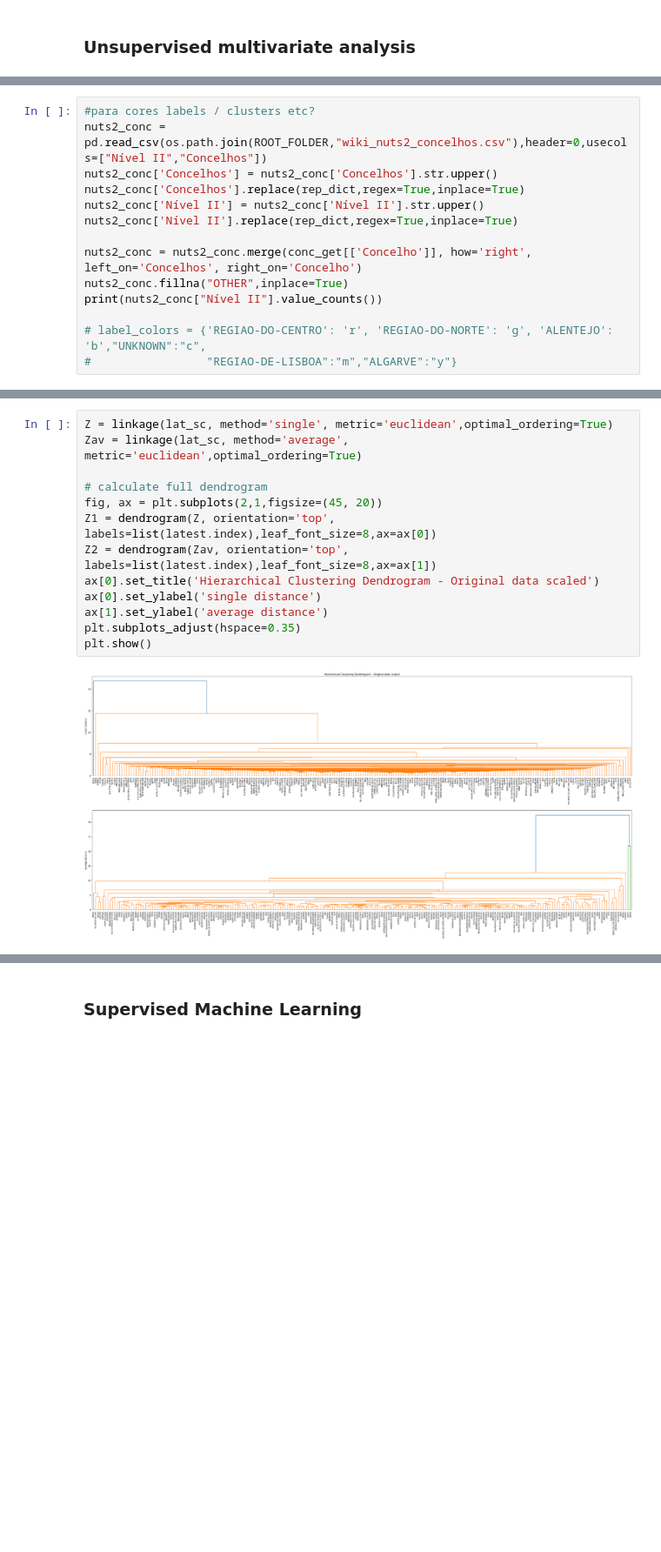
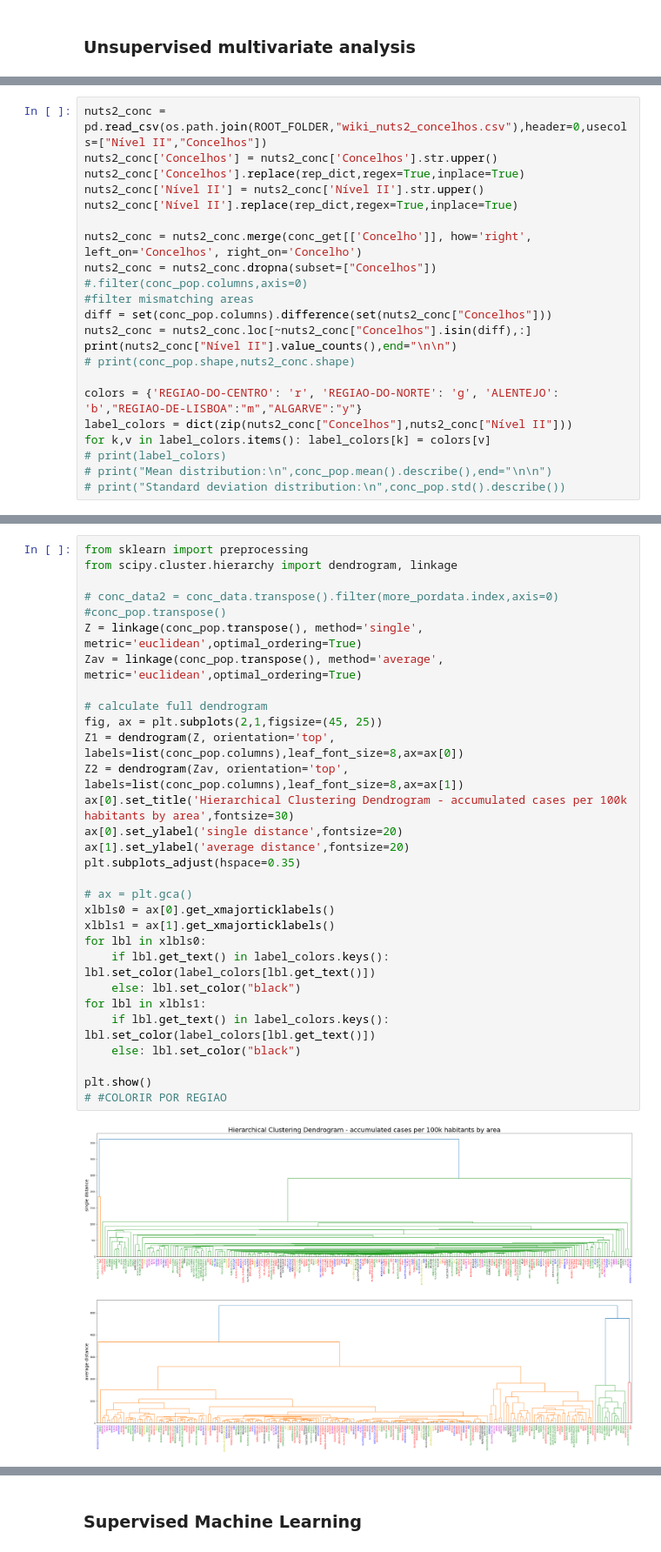
Before and after one commit to MariaPessoa/G1-SIB-DataScience4Covid, a Jupyter notebook: MM_JC_CB_RC_cv19pt_sib.ipynb, the cells around one changed output, grey strips where cells are left out. Shown at 87% size. Saved outputs shown, nothing was run; the diff lists cells and outputs as text; blank space fills up the shorter version.

```diff
--- a/MM_JC_CB_RC_cv19pt_sib.ipynb
+++ b/MM_JC_CB_RC_cv19pt_sib.ipynb
@@ -608,5 +685,4 @@ Name: 2020-07-05 00:00:00, dtype: float64
 # %%
-#para cores labels / clusters etc?
 nuts2_conc = pd.read_csv(os.path.join(ROOT_FOLDER,"wiki_nuts2_concelhos.csv"),header=0,usecols=["Nível II","Concelhos"])
 nuts2_conc['Concelhos'] = nuts2_conc['Concelhos'].str.upper()
 nuts2_conc['Concelhos'].replace(rep_dict,regex=True,inplace=True)
@@ -614,11 +690,19 @@ nuts2_conc['Nível II'] = nuts2_conc['Nível II'].str.upper()
 nuts2_conc['Nível II'].replace(rep_dict,regex=True,inplace=True)
 
 nuts2_conc = nuts2_conc.merge(conc_get[['Concelho']], how='right', left_on='Concelhos', right_on='Concelho')
-nuts2_conc.fillna("OTHER",inplace=True)
-print(nuts2_conc["Nível II"].value_counts())
+nuts2_conc = nuts2_conc.dropna(subset=["Concelhos"]) #.filter(conc_pop.columns,axis=0)
+#filter mismatching areas
+diff = set(conc_pop.columns).difference(set(nuts2_conc["Concelhos"]))
+nuts2_conc = nuts2_conc.loc[~nuts2_conc["Concelhos"].isin(diff),:]
+print(nuts2_conc["Nível II"].value_counts(),end="\n\n")
+# print(conc_pop.shape,nuts2_conc.shape)
 
-# label_colors = {'REGIAO-DO-CENTRO': 'r', 'REGIAO-DO-NORTE': 'g', 'ALENTEJO': 'b',"UNKNOWN":"c",
-#                 "REGIAO-DE-LISBOA":"m","ALGARVE":"y"}
+colors = {'REGIAO-DO-CENTRO': 'r', 'REGIAO-DO-NORTE': 'g', 'ALENTEJO': 'b',"REGIAO-DE-LISBOA":"m","ALGARVE":"y"}
+label_colors = dict(zip(nuts2_conc["Concelhos"],nuts2_conc["Nível II"]))
+for k,v in label_colors.items(): label_colors[k] = colors[v]
+# print(label_colors)
+# print("Mean distribution:\n",conc_pop.mean().describe(),end="\n\n")
+# print("Standard deviation distribution:\n",conc_pop.std().describe())
 # %% [output]
 REGIAO-DO-CENTRO    80
 REGIAO-DO-NORTE     73
@@ -635,16 +716,33 @@ lat_sc = preprocessing.scale(latest)
 # %%
-Z = linkage(lat_sc, method='single', metric='euclidean',optimal_ordering=True)
-Zav = linkage(lat_sc, method='average', metric='euclidean',optimal_ordering=True)
+from sklearn import preprocessing
+from scipy.cluster.hierarchy import dendrogram, linkage
+
+# conc_data2 = conc_data.transpose().filter(more_pordata.index,axis=0)
+#conc_pop.transpose()
+Z = linkage(conc_pop.transpose(), method='single', metric='euclidean',optimal_ordering=True)
+Zav = linkage(conc_pop.transpose(), method='average', metric='euclidean',optimal_ordering=True)
 
 # calculate full dendrogram
-fig, ax = plt.subplots(2,1,figsize=(45, 20))
-Z1 = dendrogram(Z, orientation='top', labels=list(latest.index),leaf_font_size=8,ax=ax[0])
-Z2 = dendrogram(Zav, orientation='top', labels=list(latest.index),leaf_font_size=8,ax=ax[1])
-ax[0].set_title('Hierarchical Clustering Dendrogram - Original data scaled')
-ax[0].set_ylabel('single distance')
-ax[1].set_ylabel('average distance')
+fig, ax = plt.subplots(2,1,figsize=(45, 25))
+Z1 = dendrogram(Z, orientation='top', labels=list(conc_pop.columns),leaf_font_size=8,ax=ax[0])
+Z2 = dendrogram(Zav, orientation='top', labels=list(conc_pop.columns),leaf_font_size=8,ax=ax[1])
+ax[0].set_title('Hierarchical Clustering Dendrogram - accumulated cases per 100k habitants by area',fontsize=30)
+ax[0].set_ylabel('single distance',fontsize=20)
+ax[1].set_ylabel('average distance',fontsize=20)
 plt.subplots_adjust(hspace=0.35)
+
+# ax = plt.gca()
+xlbls0 = ax[0].get_xmajorticklabels()
+xlbls1 = ax[1].get_xmajorticklabels()
+for lbl in xlbls0:
+    if lbl.get_text() in label_colors.keys(): lbl.set_color(label_colors[lbl.get_text()])
+    else: lbl.set_color("black")
+for lbl in xlbls1:
+    if lbl.get_text() in label_colors.keys(): lbl.set_color(label_colors[lbl.get_text()])
+    else: lbl.set_color("black")
+
 plt.show()
+# #COLORIR POR REGIAO
 # %% [output]
-[figure, old version]
+[figure, new version]
 # %% [markdown]
```
Also changed, not shown: parts of 88 cells of this notebook, 1 other file.
